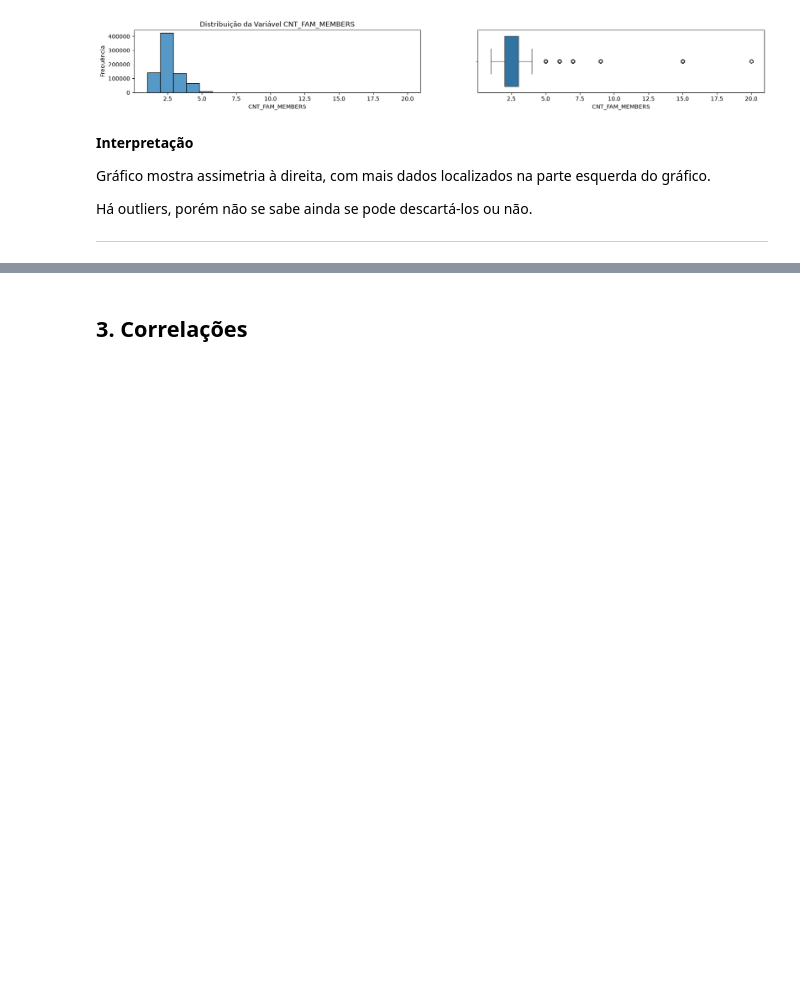
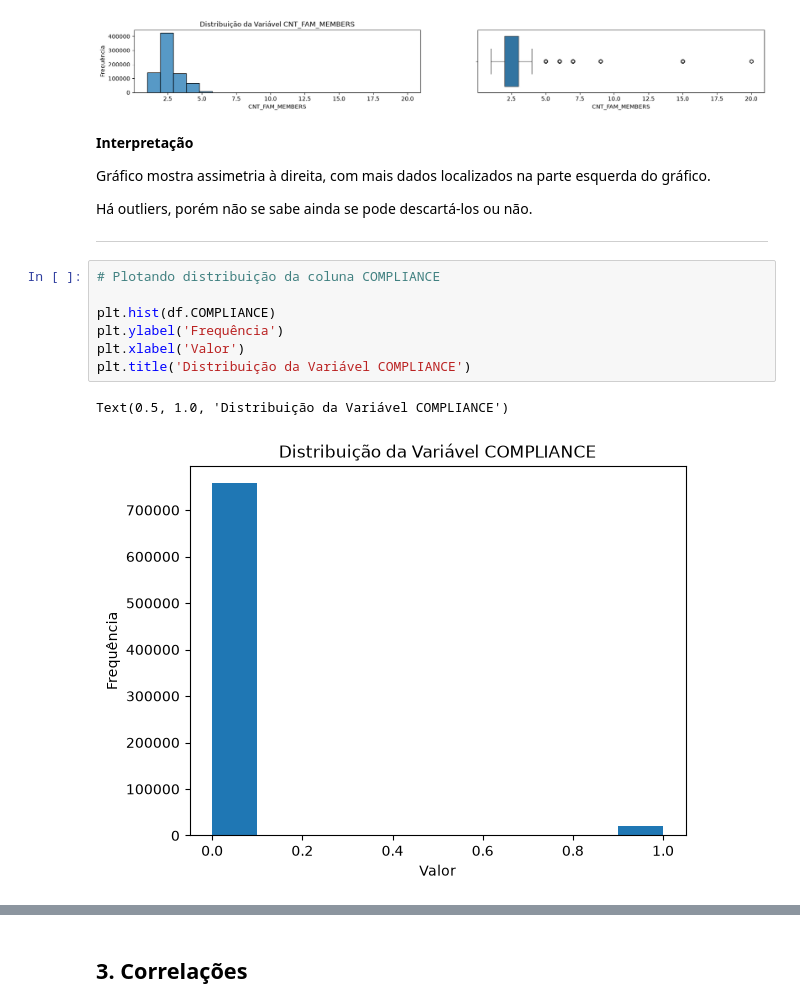
Before and after one commit to dianafismed/postech-tech-challenge-fase2, a Jupyter notebook: notebooks/01_eda.ipynb, the cells around one changed output, grey strips where cells are left out. Saved outputs shown, nothing was run; the diff lists cells and outputs as text; blank space fills up the shorter version.

```diff
--- a/notebooks/01_eda.ipynb
+++ b/notebooks/01_eda.ipynb
@@ -545,3 +576,13 @@ Gráfico mostra assimetria à direita, com mais dados localizados na parte esque
 
 Há outliers, porém não se sabe ainda se pode descartá-los ou não.
 ________________________________________________________________________________________________________________________________
+# %%
+# Plotando distribuição da coluna COMPLIANCE
+
+plt.hist(df.COMPLIANCE)
+plt.ylabel('Frequência')
+plt.xlabel('Valor')
+plt.title('Distribuição da Variável COMPLIANCE')
+# %% [output]
+Text(0.5, 1.0, 'Distribuição da Variável COMPLIANCE')
+[figure, added]
```
Also changed, not shown: parts of 10 cells of this notebook, 1 other file.
